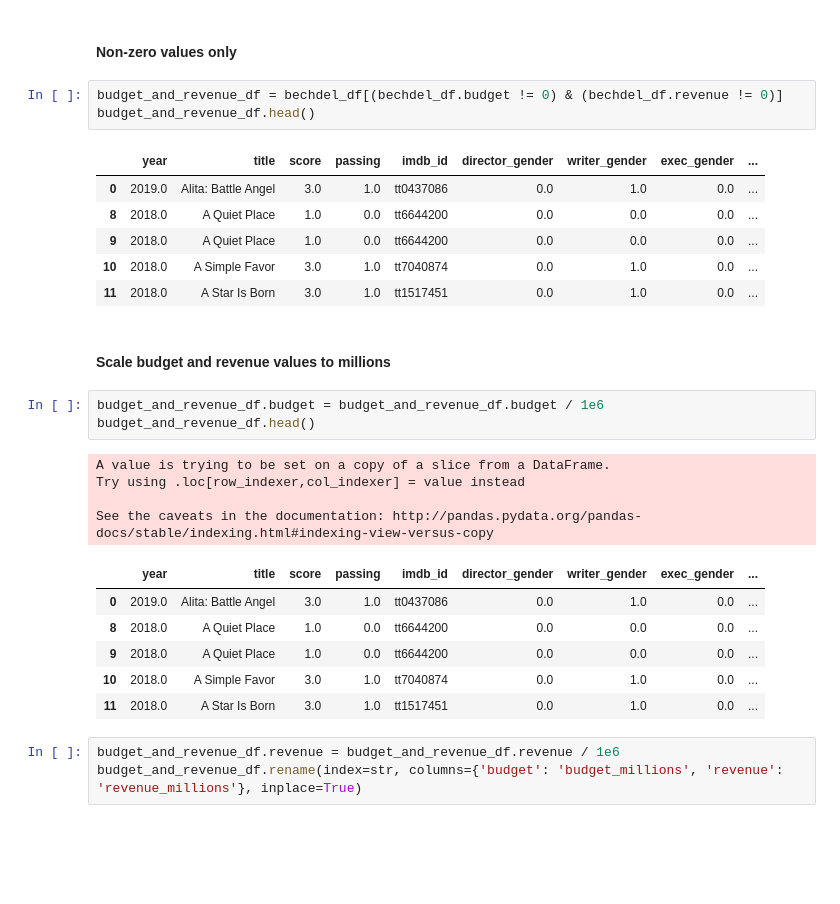
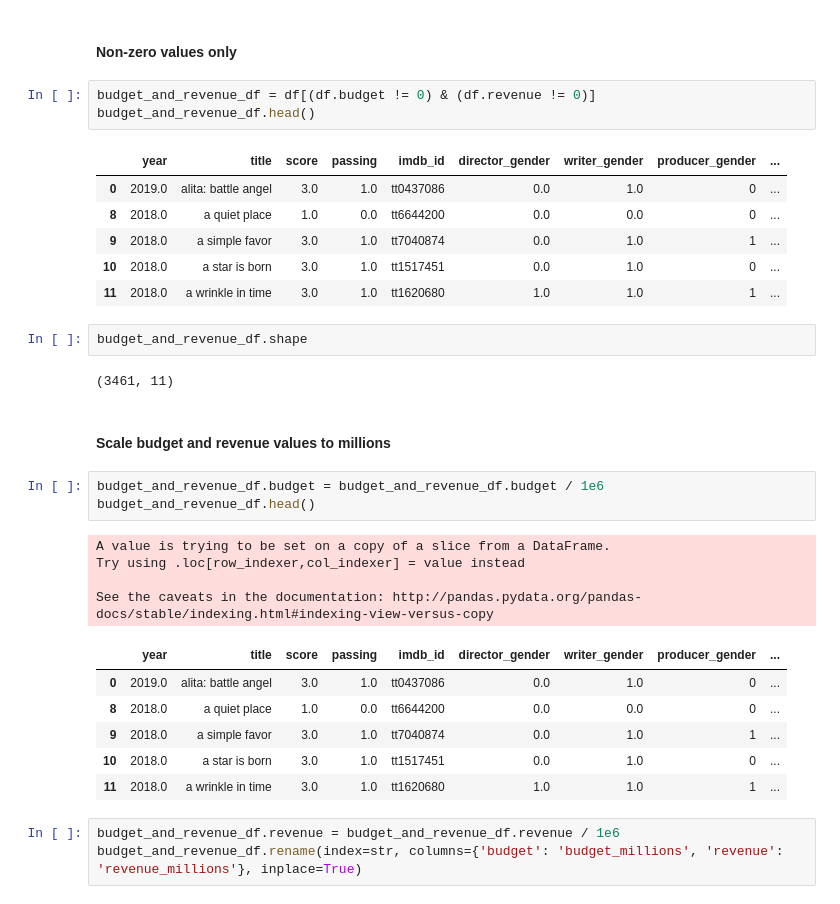
Before and after one commit to MagicMilly/women-in-film-analysis-dashboard, a Jupyter notebook: plotly_visualizations.ipynb, the cells around one changed output. Saved outputs shown, nothing was run; the diff lists cells and outputs as text; blank space fills up the shorter version.

```diff
--- a/plotly_visualizations.ipynb
+++ b/plotly_visualizations.ipynb
@@ -33,15 +33,19 @@ Observation: budget and revenue are not easily interpretable as such large numbe
 # %% [markdown]
 #### Non-zero values only
 # %%
-budget_and_revenue_df = bechdel_df[(bechdel_df.budget != 0) & (bechdel_df.revenue != 0)]
+budget_and_revenue_df = df[(df.budget != 0) & (df.revenue != 0)]
 budget_and_revenue_df.head()
 # %% [output]
-|  | year | title | score | passing | imdb_id | director_gender | writer_gender | exec_gender | ... |
-| 0 | 2019.0 | Alita: Battle Angel | 3.0 | 1.0 | tt0437086 | 0.0 | 1.0 | 0.0 | ... |
-| 8 | 2018.0 | A Quiet Place | 1.0 | 0.0 | tt6644200 | 0.0 | 0.0 | 0.0 | ... |
-| 9 | 2018.0 | A Quiet Place | 1.0 | 0.0 | tt6644200 | 0.0 | 0.0 | 0.0 | ... |
-| 10 | 2018.0 | A Simple Favor | 3.0 | 1.0 | tt7040874 | 0.0 | 1.0 | 0.0 | ... |
-| 11 | 2018.0 | A Star Is Born | 3.0 | 1.0 | tt1517451 | 0.0 | 1.0 | 0.0 | ... |
+|  | year | title | score | passing | imdb_id | director_gender | writer_gender | producer_gender | ... |
+| 0 | 2019.0 | alita: battle angel | 3.0 | 1.0 | tt0437086 | 0.0 | 1.0 | 0 | ... |
+| 8 | 2018.0 | a quiet place | 1.0 | 0.0 | tt6644200 | 0.0 | 0.0 | 0 | ... |
+| 9 | 2018.0 | a simple favor | 3.0 | 1.0 | tt7040874 | 0.0 | 1.0 | 1 | ... |
+| 10 | 2018.0 | a star is born | 3.0 | 1.0 | tt1517451 | 0.0 | 1.0 | 0 | ... |
+| 11 | 2018.0 | a wrinkle in time | 3.0 | 1.0 | tt1620680 | 1.0 | 1.0 | 1 | ... |
+# %%
+budget_and_revenue_df.shape
+# %% [output]
+(3461, 11)
 # %% [markdown]
 #### Scale budget and revenue values to millions
 # %%
@@ -52,12 +56,12 @@ A value is trying to be set on a copy of a slice from a DataFrame.
 Try using .loc[row_indexer,col_indexer] = value instead
 
 See the caveats in the documentation: http://pandas.pydata.org/pandas-docs/stable/indexing.html#indexing-view-versus-copy
-|  | year | title | score | passing | imdb_id | director_gender | writer_gender | exec_gender | ... |
-| 0 | 2019.0 | Alita: Battle Angel | 3.0 | 1.0 | tt0437086 | 0.0 | 1.0 | 0.0 | ... |
-| 8 | 2018.0 | A Quiet Place | 1.0 | 0.0 | tt6644200 | 0.0 | 0.0 | 0.0 | ... |
-| 9 | 2018.0 | A Quiet Place | 1.0 | 0.0 | tt6644200 | 0.0 | 0.0 | 0.0 | ... |
-| 10 | 2018.0 | A Simple Favor | 3.0 | 1.0 | tt7040874 | 0.0 | 1.0 | 0.0 | ... |
-| 11 | 2018.0 | A Star Is Born | 3.0 | 1.0 | tt1517451 | 0.0 | 1.0 | 0.0 | ... |
+|  | year | title | score | passing | imdb_id | director_gender | writer_gender | producer_gender | ... |
+| 0 | 2019.0 | alita: battle angel | 3.0 | 1.0 | tt0437086 | 0.0 | 1.0 | 0 | ... |
+| 8 | 2018.0 | a quiet place | 1.0 | 0.0 | tt6644200 | 0.0 | 0.0 | 0 | ... |
+| 9 | 2018.0 | a simple favor | 3.0 | 1.0 | tt7040874 | 0.0 | 1.0 | 1 | ... |
+| 10 | 2018.0 | a star is born | 3.0 | 1.0 | tt1517451 | 0.0 | 1.0 | 0 | ... |
+| 11 | 2018.0 | a wrinkle in time | 3.0 | 1.0 | tt1620680 | 1.0 | 1.0 | 1 | ... |
 # %%
 budget_and_revenue_df.revenue = budget_and_revenue_df.revenue / 1e6
 budget_and_revenue_df.rename(index=str, columns={'budget': 'budget_millions', 'revenue': 'revenue_millions'}, inplace=True)
```
Also changed, not shown: parts of 18 cells of this notebook, 1 other file.
